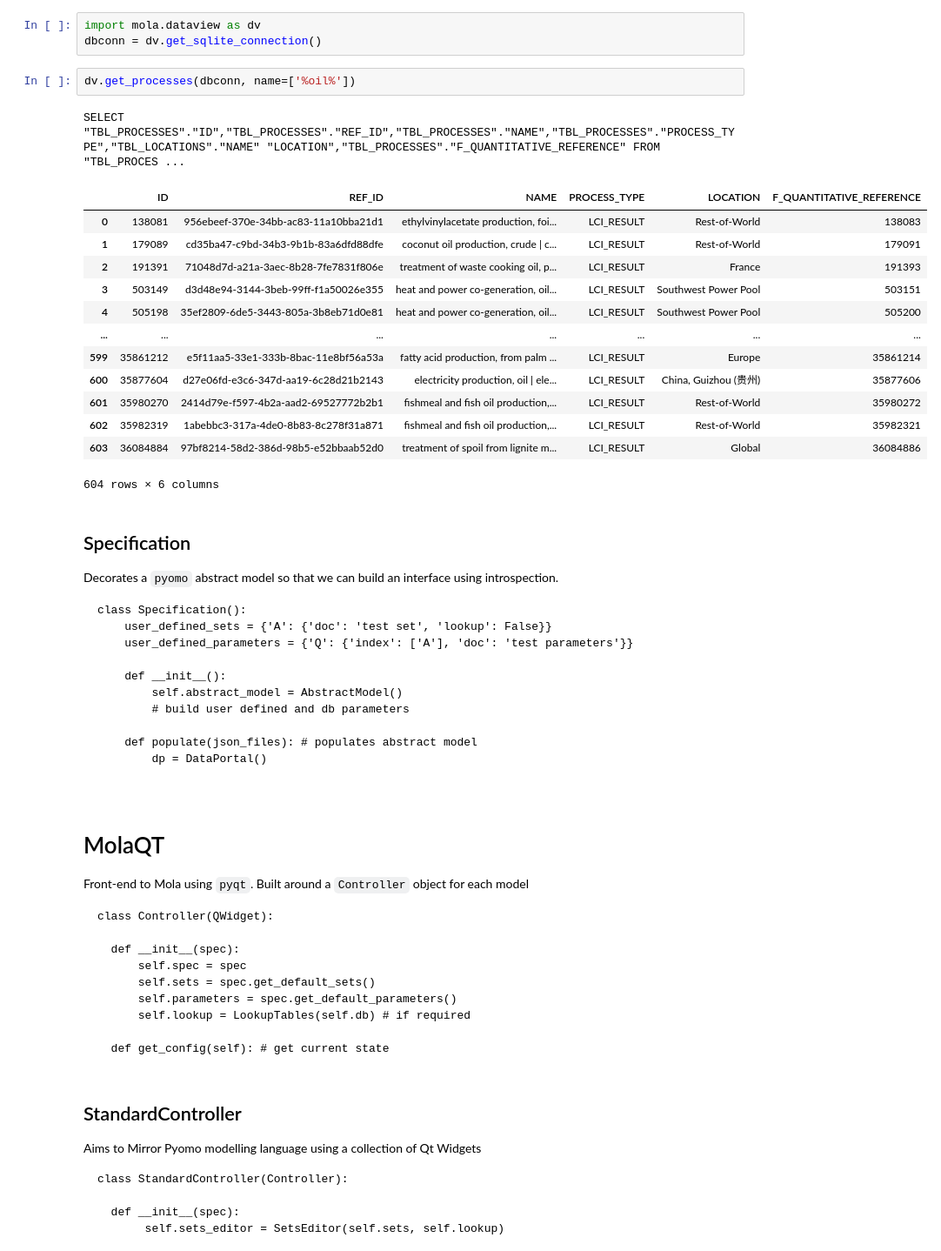
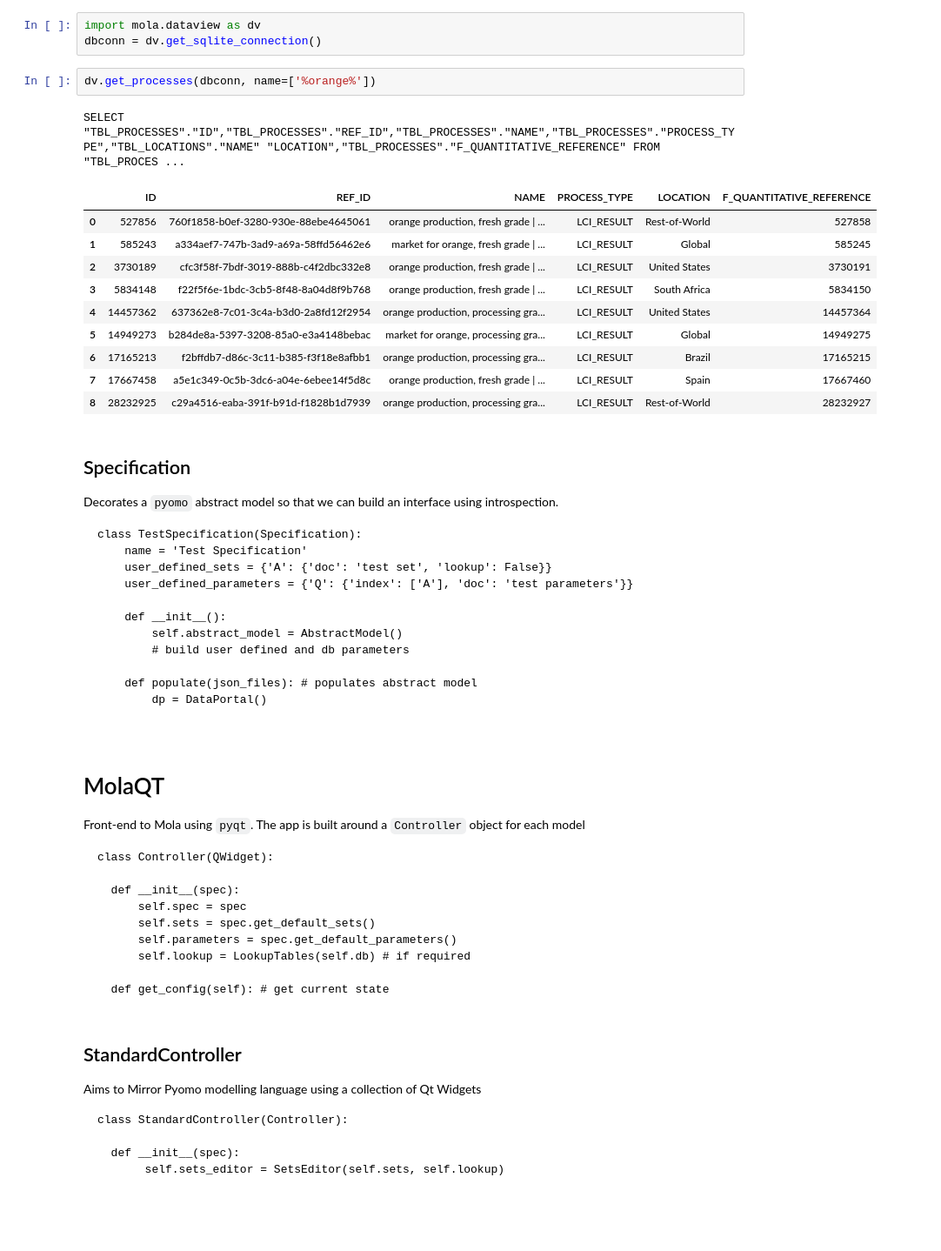
Before and after one commit to MGuo-Lab/LCA, a Jupyter notebook: notebooks/presentation2.ipynb, the cells around one changed output. Shown at 87% size. Saved outputs shown, nothing was run; the diff lists cells and outputs as text; blank space fills up the shorter version.

````diff
--- a/notebooks/presentation2.ipynb
+++ b/notebooks/presentation2.ipynb
@@ -41,29 +41,27 @@ Python package builds optimisation models using openLCA data
 import mola.dataview as dv
 dbconn = dv.get_sqlite_connection()
 # %%
-dv.get_processes(dbconn, name=['%oil%'])
+dv.get_processes(dbconn, name=['%orange%'])
 # %% [output]
 SELECT "TBL_PROCESSES"."ID","TBL_PROCESSES"."REF_ID","TBL_PROCESSES"."NAME","TBL_PROCESSES"."PROCESS_TYPE","TBL_LOCATIONS"."NAME" "LOCATION","TBL_PROCESSES"."F_QUANTITATIVE_REFERENCE" FROM "TBL_PROCES ...
 |  | ID | REF_ID | NAME | PROCESS_TYPE | LOCATION | F_QUANTITATIVE_REFERENCE |
-| 0 | 138081 | 956ebeef-370e-34bb-ac83-11a10bba21d1 | ethylvinylacetate production, foi... | LCI_RESULT | Rest-of-World | 138083 |
-| 1 | 179089 | cd35ba47-c9bd-34b3-9b1b-83a6dfd88dfe | coconut oil production, crude | c... | LCI_RESULT | Rest-of-World | 179091 |
-| 2 | 191391 | 71048d7d-a21a-3aec-8b28-7fe7831f806e | treatment of waste cooking oil, p... | LCI_RESULT | France | 191393 |
-| 3 | 503149 | d3d48e94-3144-3beb-99ff-f1a50026e355 | heat and power co-generation, oil... | LCI_RESULT | Southwest Power Pool | 503151 |
-| 4 | 505198 | 35ef2809-6de5-3443-805a-3b8eb71d0e81 | heat and power co-generation, oil... | LCI_RESULT | Southwest Power Pool | 505200 |
-| ... | ... | ... | ... | ... | ... | ... |
-| 599 | 35861212 | e5f11aa5-33e1-333b-8bac-11e8bf56a53a | fatty acid production, from palm ... | LCI_RESULT | Europe | 35861214 |
-| 600 | 35877604 | d27e06fd-e3c6-347d-aa19-6c28d21b2143 | electricity production, oil | ele... | LCI_RESULT | China, Guizhou (贵州) | 35877606 |
-| 601 | 35980270 | 2414d79e-f597-4b2a-aad2-69527772b2b1 | fishmeal and fish oil production,... | LCI_RESULT | Rest-of-World | 35980272 |
-| 602 | 35982319 | 1abebbc3-317a-4de0-8b83-8c278f31a871 | fishmeal and fish oil production,... | LCI_RESULT | Rest-of-World | 35982321 |
-| 603 | 36084884 | 97bf8214-58d2-386d-98b5-e52bbaab52d0 | treatment of spoil from lignite m... | LCI_RESULT | Global | 36084886 |
+| 0 | 527856 | 760f1858-b0ef-3280-930e-88ebe4645061 | orange production, fresh grade | ... | LCI_RESULT | Rest-of-World | 527858 |
+| 1 | 585243 | a334aef7-747b-3ad9-a69a-58ffd56462e6 | market for orange, fresh grade | ... | LCI_RESULT | Global | 585245 |
+| 2 | 3730189 | cfc3f58f-7bdf-3019-888b-c4f2dbc332e8 | orange production, fresh grade | ... | LCI_RESULT | United States | 3730191 |
+| 3 | 5834148 | f22f5f6e-1bdc-3cb5-8f48-8a04d8f9b768 | orange production, fresh grade | ... | LCI_RESULT | South Africa | 5834150 |
+| 4 | 14457362 | 637362e8-7c01-3c4a-b3d0-2a8fd12f2954 | orange production, processing gra... | LCI_RESULT | United States | 14457364 |
+| 5 | 14949273 | b284de8a-5397-3208-85a0-e3a4148bebac | market for orange, processing gra... | LCI_RESULT | Global | 14949275 |
+| 6 | 17165213 | f2bffdb7-d86c-3c11-b385-f3f18e8afbb1 | orange production, processing gra... | LCI_RESULT | Brazil | 17165215 |
+| 7 | 17667458 | a5e1c349-0c5b-3dc6-a04e-6ebee14f5d8c | orange production, fresh grade | ... | LCI_RESULT | Spain | 17667460 |
+| 8 | 28232925 | c29a4516-eaba-391f-b91d-f1828b1d7939 | orange production, processing gra... | LCI_RESULT | Rest-of-World | 28232927 |
-604 rows × 6 columns
 # %% [markdown]
 ## Specification
 
 Decorates a `pyomo` abstract model so that we can build an interface using introspection.
 
 ```
-class Specification():
+class TestSpecification(Specification):
+    name = 'Test Specification'
     user_defined_sets = {'A': {'doc': 'test set', 'lookup': False}}
     user_defined_parameters = {'Q': {'index': ['A'], 'doc': 'test parameters'}}
 
@@ -78,7 +76,7 @@ class Specification():
 # %% [markdown]
 # MolaQT
 
-Front-end to Mola using `pyqt`. Built around a `Controller` object for each model
+Front-end to Mola using `pyqt`. The app is built around a `Controller` object for each model
 
 ```
 class Controller(QWidget):
````
Also changed, not shown: 3 other files.
